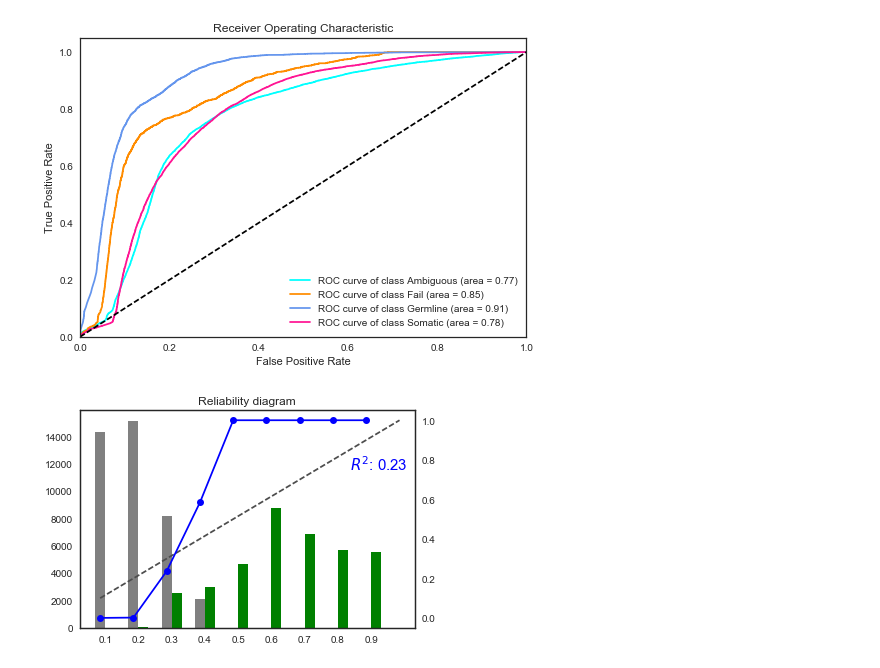
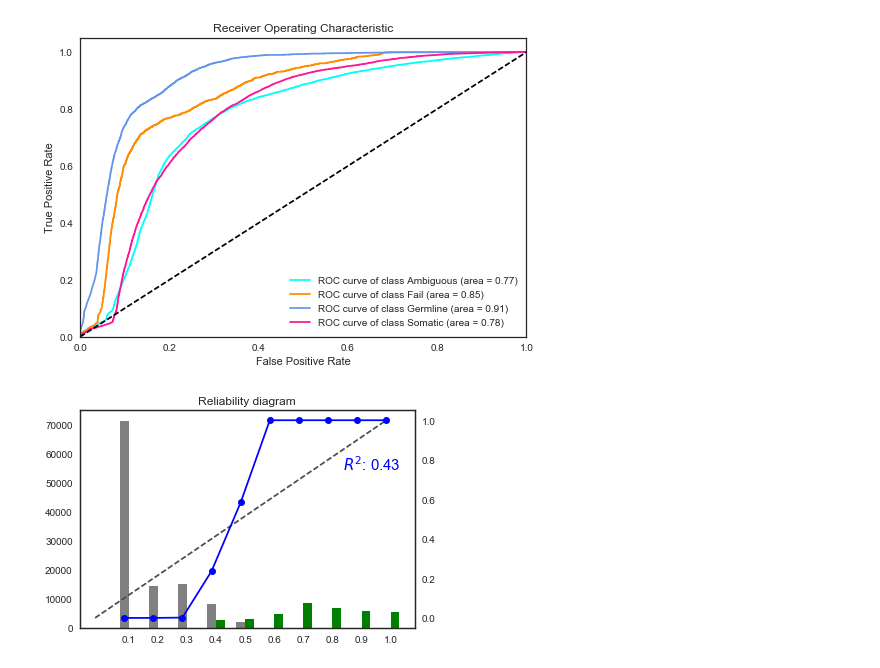
Before and after one commit to griffithlab/DeepSVR, a Jupyter notebook: notebooks/Logistic regression classifier.ipynb, the cells around one changed output. Drawn from its saved outputs; the diff is of its cells as text; code cells hidden in the pictures.

Commit message:
fix error in reliability diagram

```diff
--- a/notebooks/Logistic regression classifier.ipynb
+++ b/notebooks/Logistic regression classifier.ipynb
@@ -145,37 +145,37 @@ positive_index = pd.DataFrame(predicted_transformed, columns=['Ambiguous',
 
 positive_probabilities = prob_df_norm[positive_index].unstack().dropna().values
 
-positive_counts, bins = np.histogram(positive_probabilities, bins=[.1,.2,.3,.4,.5,.6,.7,.8,.9,1])
+positive_counts, bins = np.histogram(positive_probabilities, bins=[0,.1,.2,.3,.4,.5,.6,.7,.8,.9,1])
 
 negative_probabilities = prob_df_norm[~positive_index].unstack().dropna()
 
-negative_counts, _ = np.histogram(negative_probabilities, bins=[.1,.2,.3,.4,.5,.6,.7,.8,.9,1])
+negative_counts, _ = np.histogram(negative_probabilities, bins=[0,.1,.2,.3,.4,.5,.6,.7,.8,.9,1])
 
 pct_positive = positive_counts / (positive_counts + negative_counts)
 # %%
 width = 0.03       # the width of the bars
 
 fig, ax1 = plt.subplots()
-rects1 = ax1.bar(bins[:-1], negative_counts, width, color='grey')
+rects1 = ax1.bar(bins[1:], negative_counts, width, color='grey')
 
-rects2 = ax1.bar(bins[:-1] + width, positive_counts, width, color='green')
+rects2 = ax1.bar(bins[1:] + width, positive_counts, width, color='green')
 
 # add some text for labels, title and axes ticks
 
 ax1.set_title('Reliability diagram')
-ax1.set_xticks(bins[:-1] + width / 2)
-ax1.set_xticklabels(bins[:-1])
+ax1.set_xticks(bins[1:] + width / 2)
+ax1.set_xticklabels(bins[1:])
 # ax.plot(ax.get_xlim(), ax.get_ylim(), ls="--", c=".3")
 
 # ax1.legend((rects1[0], rects2[0]), ('Neg', 'Pos'), loc=5)
 
 ax2 = ax1.twinx()
 ax2.plot(bins, bins, ls="--", c=".3")
 r2 = str(round(metrics.r2_score(bins[1:], pct_positive),2))
-ax2.plot(bins[:-1], pct_positive, "-o", color='blue')
+ax2.plot(bins[1:], pct_positive, "-o", color='blue')
 ax2.text(.85,.75,'$R^2$: {0}'.format(r2), color='blue', fontsize=15)
 
 
 plt.show()
 # %% [output]
-[figure, old version]
+[figure, new version]
```
Also changed, not shown: 1 other file.
